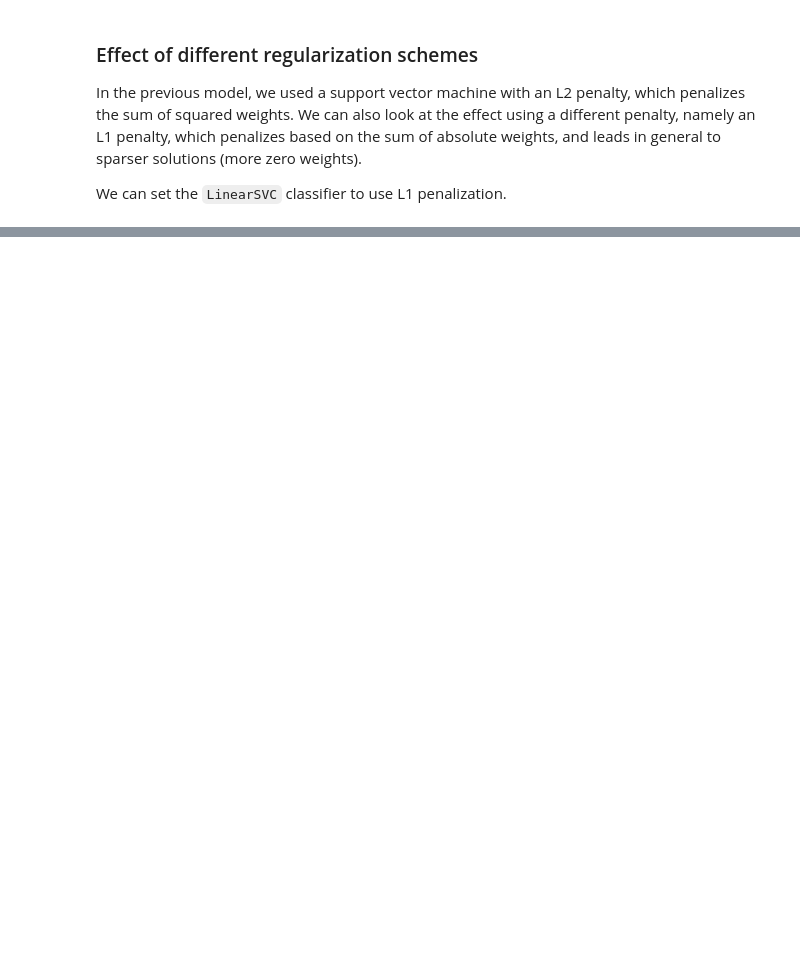
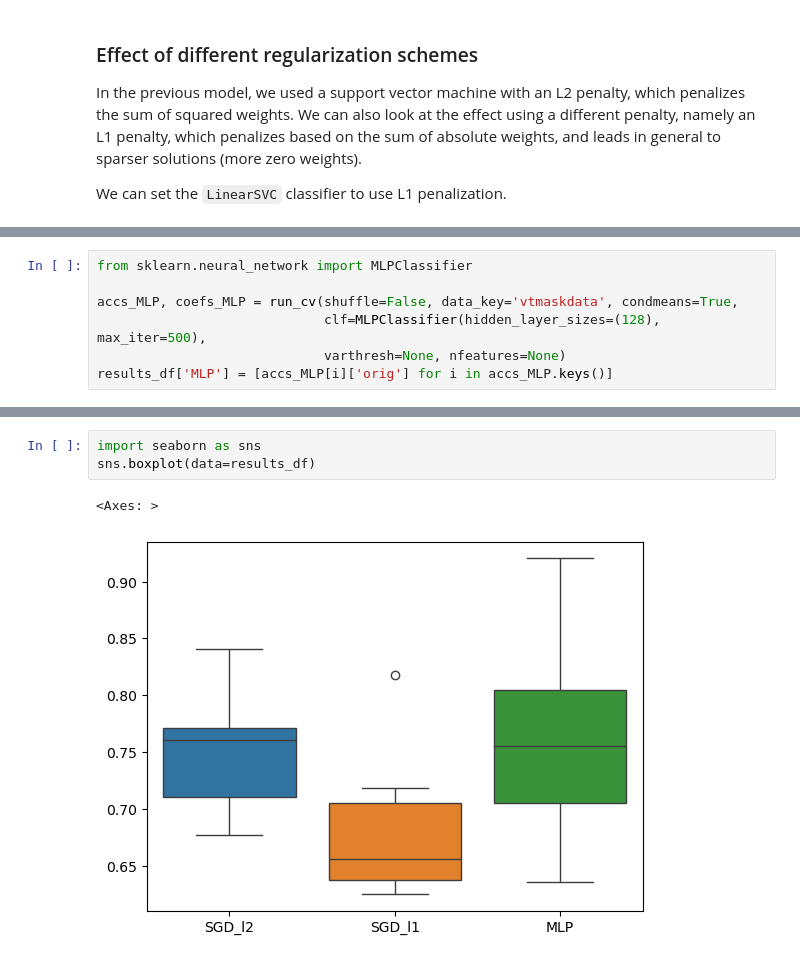
Before and after one commit to poldrack/AI_in_CogNeuro, a Jupyter notebook: notebooks/decoding_haxby.ipynb, the cells around one changed output, grey strips where cells are left out. Saved outputs shown, nothing was run; the diff lists cells and outputs as text; blank space fills up the shorter version.

```diff
--- a/notebooks/decoding_haxby.ipynb
+++ b/notebooks/decoding_haxby.ipynb
@@ -575,0 +324,7 @@ for condition in range(voxel_weights.shape[0]):
+# %%
+from sklearn.neural_network import MLPClassifier
+
+accs_MLP, coefs_MLP = run_cv(shuffle=False, data_key='vtmaskdata', condmeans=True,
+                             clf=MLPClassifier(hidden_layer_sizes=(128), max_iter=500),
+                             varthresh=None, nfeatures=None)
+results_df['MLP'] = [accs_MLP[i]['orig'] for i in accs_MLP.keys()]
@@ -575,0 +349,6 @@ for condition in range(voxel_weights.shape[0]):
+# %%
+import seaborn as sns
+sns.boxplot(data=results_df)
+# %% [output]
+<Axes: >
+[figure, added]
```
Also changed, not shown: parts of 18 cells of this notebook.
